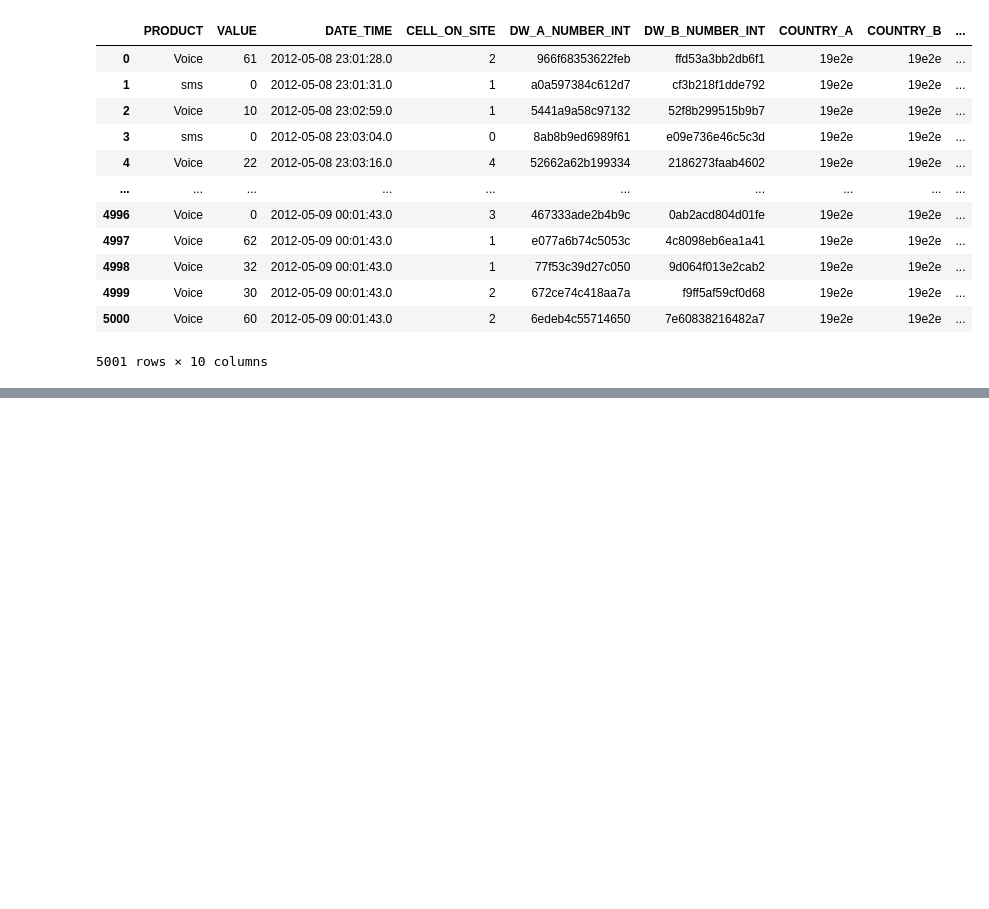
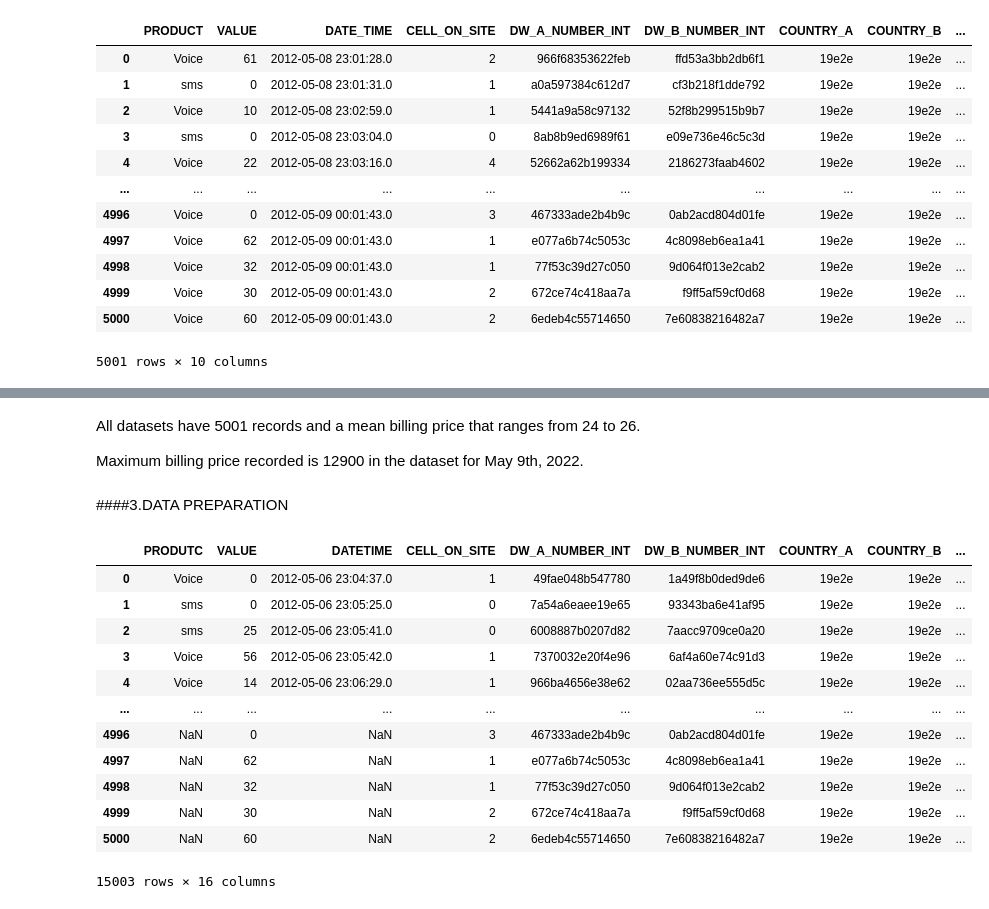
Before and after one commit to yves-moringa/IP_WK_3, a Jupyter notebook: Moringa_Data_Science_Prep_W3_Independent_Project_2022_03_Yves_Havugimana_Python_Notebook.ipynb, the cells around one changed output, grey strips where cells are left out. Drawn from its saved outputs; the diff is of its cells as text; code cells hidden in the pictures; blank space fills up the shorter version.

```diff
--- a/Moringa_Data_Science_Prep_W3_Independent_Project_2022_03_Yves_Havugimana_Python_Notebook.ipynb
+++ b/Moringa_Data_Science_Prep_W3_Independent_Project_2022_03_Yves_Havugimana_Python_Notebook.ipynb
@@ -15,7 +15,8 @@ import numpy as np
 # %%
 # importing data for May 7th of 2012, from the url
 
-df07 = pd.read_csv('http://bit.ly/Telcom_dataset1')
+df_07 = pd.read_csv('http://bit.ly/Telcom_dataset1')
+df07 = pd.DataFrame(df_07)
 df07
 # %% [output]
 |  | PRODUTC | VALUE | DATETIME | CELL_ON_SITE | DW_A_NUMBER_INT | DW_B_NUMBER_INT | COUNTRY_A | COUNTRY_B | ... |
@@ -34,7 +35,8 @@ df07
 # %%
 # importing data for May 8th of 2012, from the url
 
-df08 = pd.read_csv('http://bit.ly/Telcom_dataset2')
+df_08 = pd.read_csv('http://bit.ly/Telcom_dataset2')
+df08 = pd.DataFrame(df_08)
 df08
 # %% [output]
 |  | PRODUCT | VALUE | DATE_TIME | CELL_ON_SITE | DW_A_NUMBER | DW_B_NUMBER | COUNTRY_A | COUNTRY_B | CELL_ID | ... |
@@ -53,7 +55,8 @@ df08
 # %%
 # importing data for May 9th of 2012, from the url
 
-df09 = pd.read_csv('http://bit.ly/Telcom_dataset3')
+df_09 = pd.read_csv('http://bit.ly/Telcom_dataset3')
+df09 = pd.DataFrame(df_09)
 df09
 # %% [output]
 |  | PRODUCT | VALUE | DATE_TIME | CELL_ON_SITE | DW_A_NUMBER_INT | DW_B_NUMBER_INT | COUNTRY_A | COUNTRY_B | ... |
@@ -71,0 +120,6 @@ df09
+# %% [markdown]
+All datasets have 5001 records and a mean billing price that ranges from 24 to 26.
+
+Maximum billing price recorded is 12900 in the dataset for May 9th, 2022.
+# %% [markdown]
+####3.DATA PREPARATION
@@ -71,0 +128,17 @@ df09
+# %%
+dfall = pd.concat([df07,df08,df09], axis = 0)
+dfall
+# %% [output]
+|  | PRODUTC | VALUE | DATETIME | CELL_ON_SITE | DW_A_NUMBER_INT | DW_B_NUMBER_INT | COUNTRY_A | COUNTRY_B | ... |
+| 0 | Voice | 0 | 2012-05-06 23:04:37.0 | 1 | 49fae048b547780 | 1a49f8b0ded9de6 | 19e2e | 19e2e | ... |
+| 1 | sms | 0 | 2012-05-06 23:05:25.0 | 0 | 7a54a6eaee19e65 | 93343ba6e41af95 | 19e2e | 19e2e | ... |
+| 2 | sms | 25 | 2012-05-06 23:05:41.0 | 0 | 6008887b0207d82 | 7aacc9709ce0a20 | 19e2e | 19e2e | ... |
+| 3 | Voice | 56 | 2012-05-06 23:05:42.0 | 1 | 7370032e20f4e96 | 6af4a60e74c91d3 | 19e2e | 19e2e | ... |
+| 4 | Voice | 14 | 2012-05-06 23:06:29.0 | 1 | 966ba4656e38e62 | 02aa736ee555d5c | 19e2e | 19e2e | ... |
+| ... | ... | ... | ... | ... | ... | ... | ... | ... | ... |
+| 4996 | NaN | 0 | NaN | 3 | 467333ade2b4b9c | 0ab2acd804d01fe | 19e2e | 19e2e | ... |
+| 4997 | NaN | 62 | NaN | 1 | e077a6b74c5053c | 4c8098eb6ea1a41 | 19e2e | 19e2e | ... |
+| 4998 | NaN | 32 | NaN | 1 | 77f53c39d27c050 | 9d064f013e2cab2 | 19e2e | 19e2e | ... |
+| 4999 | NaN | 30 | NaN | 2 | 672ce74c418aa7a | f9ff5af59cf0d68 | 19e2e | 19e2e | ... |
+| 5000 | NaN | 60 | NaN | 2 | 6edeb4c55714650 | 7e60838216482a7 | 19e2e | 19e2e | ... |
+15003 rows × 16 columns
```
Also changed, not shown: parts of 9 cells of this notebook.
